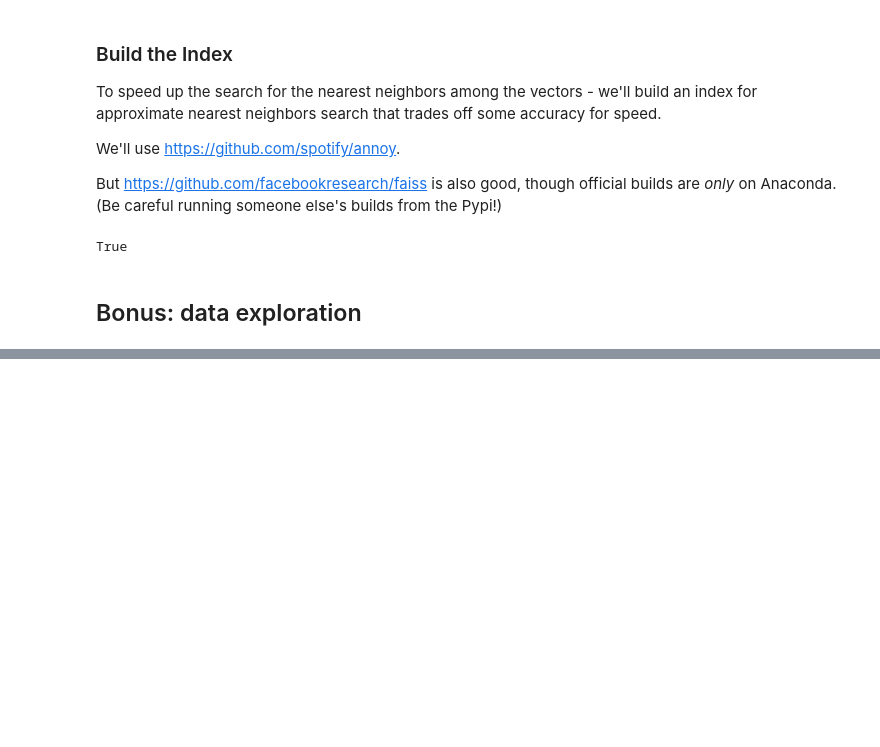
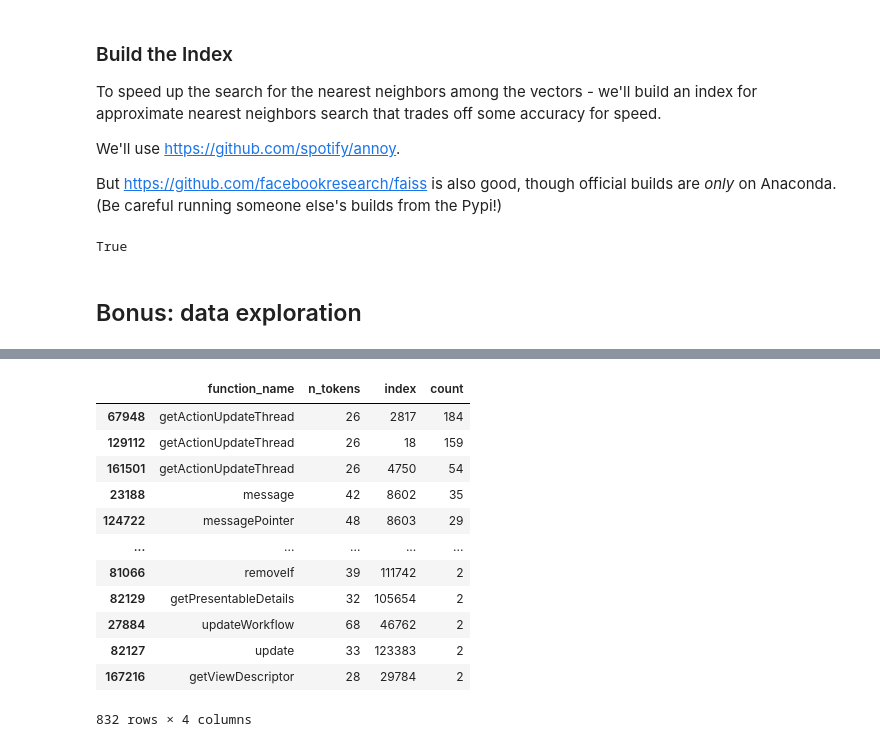
Before and after one commit to bzz/jet-search, a Jupyter notebook: gpt3_code_embeddings.ipynb, the cells around one changed output, grey strips where cells are left out. Saved outputs shown, nothing was run; the diff lists cells and outputs as text; code cells hidden in the pictures; blank space fills up the shorter version.

```diff
--- a/gpt3_code_embeddings.ipynb
+++ b/gpt3_code_embeddings.ipynb
@@ -633,0 +738,16 @@ Name: count, dtype: int64
+# %%
+d[d['n_tokens'] > 25]
+# %% [output]
+|  | function_name | n_tokens | index | count |
+| 67948 | getActionUpdateThread | 26 | 2817 | 184 |
+| 129112 | getActionUpdateThread | 26 | 18 | 159 |
+| 161501 | getActionUpdateThread | 26 | 4750 | 54 |
+| 23188 | message | 42 | 8602 | 35 |
+| 124722 | messagePointer | 48 | 8603 | 29 |
+| ... | ... | ... | ... | ... |
+| 81066 | removeIf | 39 | 111742 | 2 |
+| 82129 | getPresentableDetails | 32 | 105654 | 2 |
+| 27884 | updateWorkflow | 68 | 46762 | 2 |
+| 82127 | update | 33 | 123383 | 2 |
+| 167216 | getViewDescriptor | 28 | 29784 | 2 |
+832 rows × 4 columns
```
Also changed, not shown: parts of 29 cells of this notebook.
